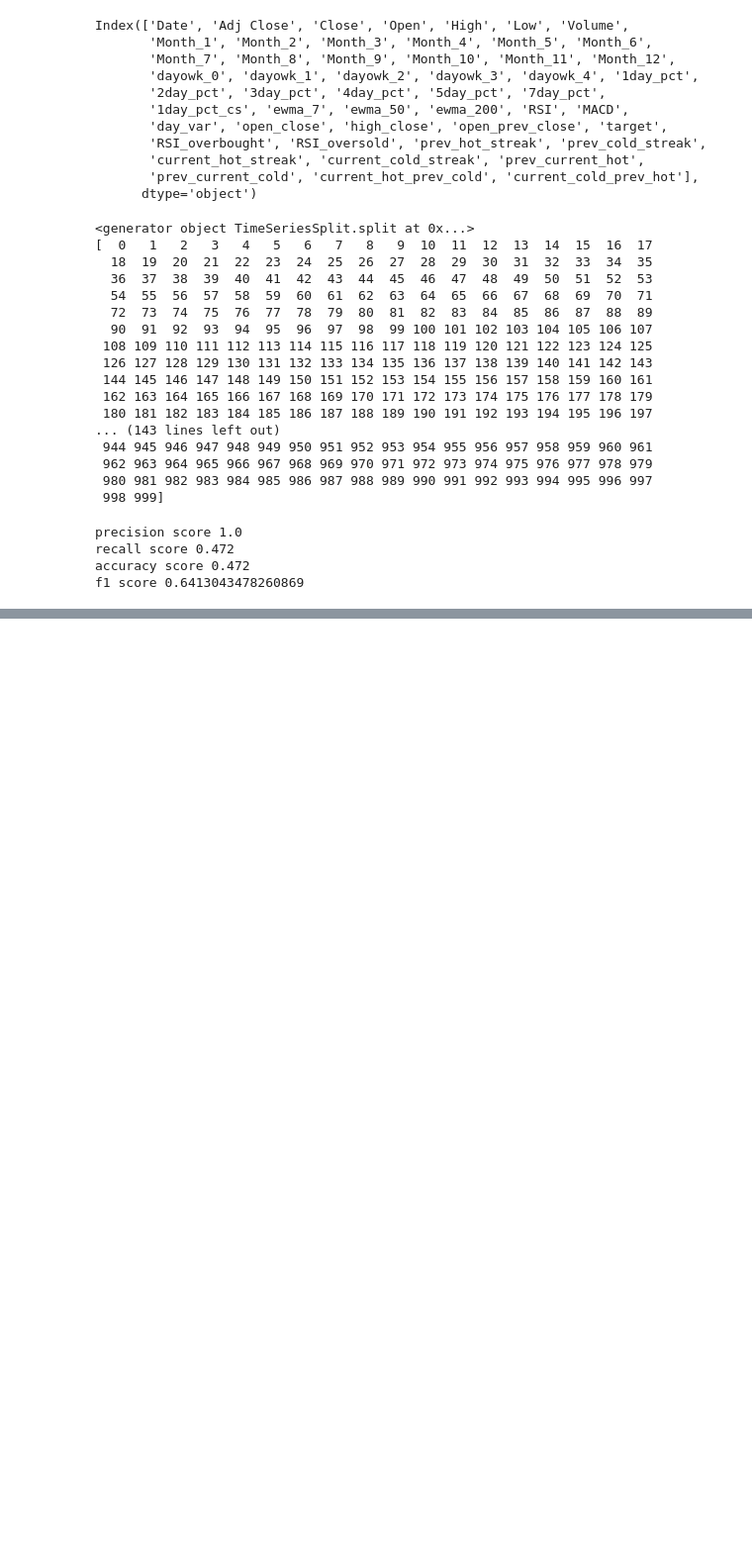
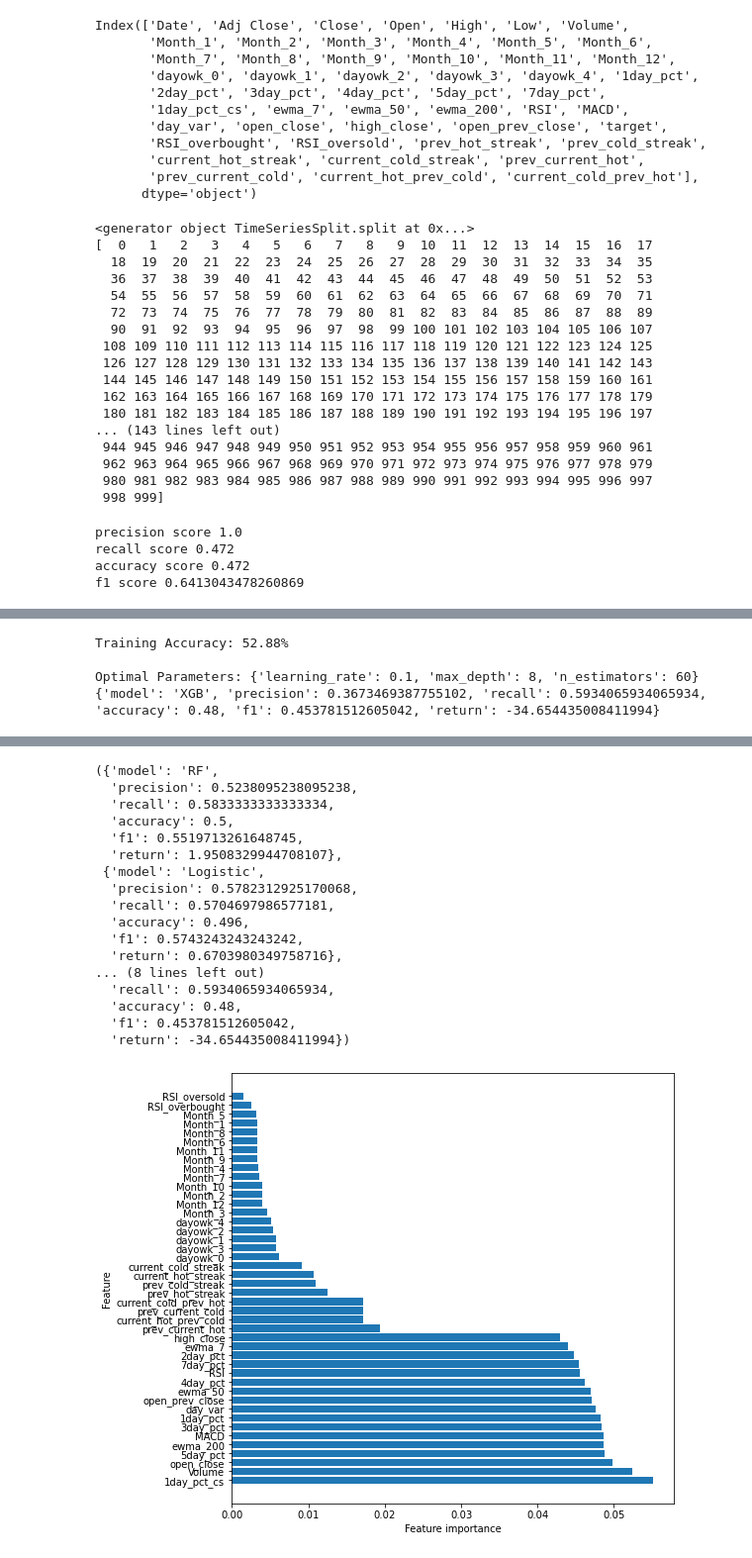
Before and after one commit to aghalsas/ETF_predictions, a Jupyter notebook: Classification Analysis.ipynb, the cells around one changed output, grey strips where cells are left out. Shown: that part at 99% size. Cells and saved outputs as stored; diff of their text form; code cells hidden in the pictures; blank space fills up the shorter version.

```diff
--- a/Classification Analysis.ipynb
+++ b/Classification Analysis.ipynb
@@ -634,0 +787,4 @@ plot_feature_importances(forest,n_features=50)
+# %%
+fname = os.path.join(os.path.abspath(os.getcwd()),'data','largecap','IVV.csv')
+daily_prediction_analysis(fname)
+# %% [output]
@@ -634,0 +814,4 @@ plot_feature_importances(forest,n_features=50)
+Training Accuracy: 52.88%
+
+Optimal Parameters: {'learning_rate': 0.1, 'max_depth': 8, 'n_estimators': 60}
+{'model': 'XGB', 'precision': 0.3673469387755102, 'recall': 0.5934065934065934, 'accuracy': 0.48, 'f1': 0.453781512605042, 'return': -34.654435008411994}
@@ -634,0 +819,18 @@ plot_feature_importances(forest,n_features=50)
+({'model': 'RF',
+  'precision': 0.5238095238095238,
+  'recall': 0.5833333333333334,
+  'accuracy': 0.5,
+  'f1': 0.5519713261648745,
+  'return': 1.9508329944708107},
+ {'model': 'Logistic',
+  'precision': 0.5782312925170068,
+  'recall': 0.5704697986577181,
+  'accuracy': 0.496,
+  'f1': 0.5743243243243242,
+  'return': 0.6703980349758716},
+... (8 lines left out)
+  'recall': 0.5934065934065934,
+  'accuracy': 0.48,
+  'f1': 0.453781512605042,
+  'return': -34.654435008411994})
+[figure, added]
```
Also changed, not shown: parts of 25 cells of this notebook, 3 other files.
